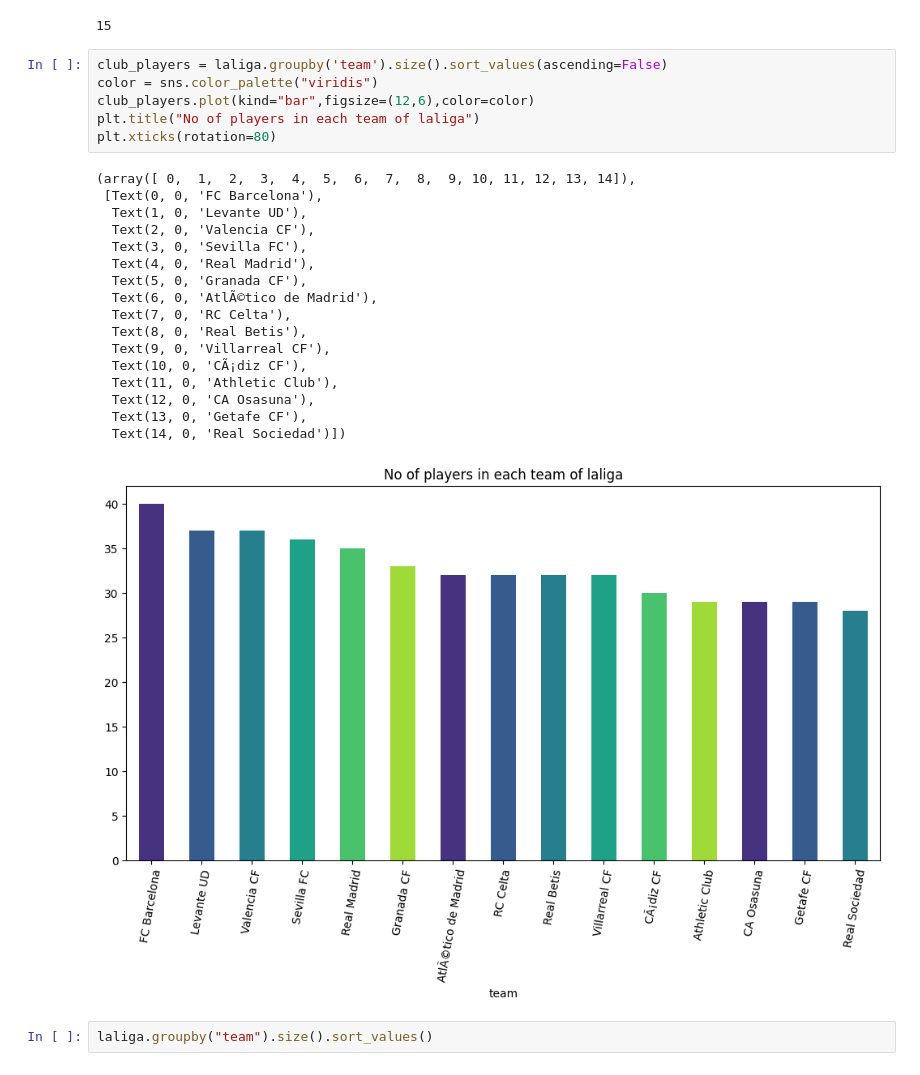
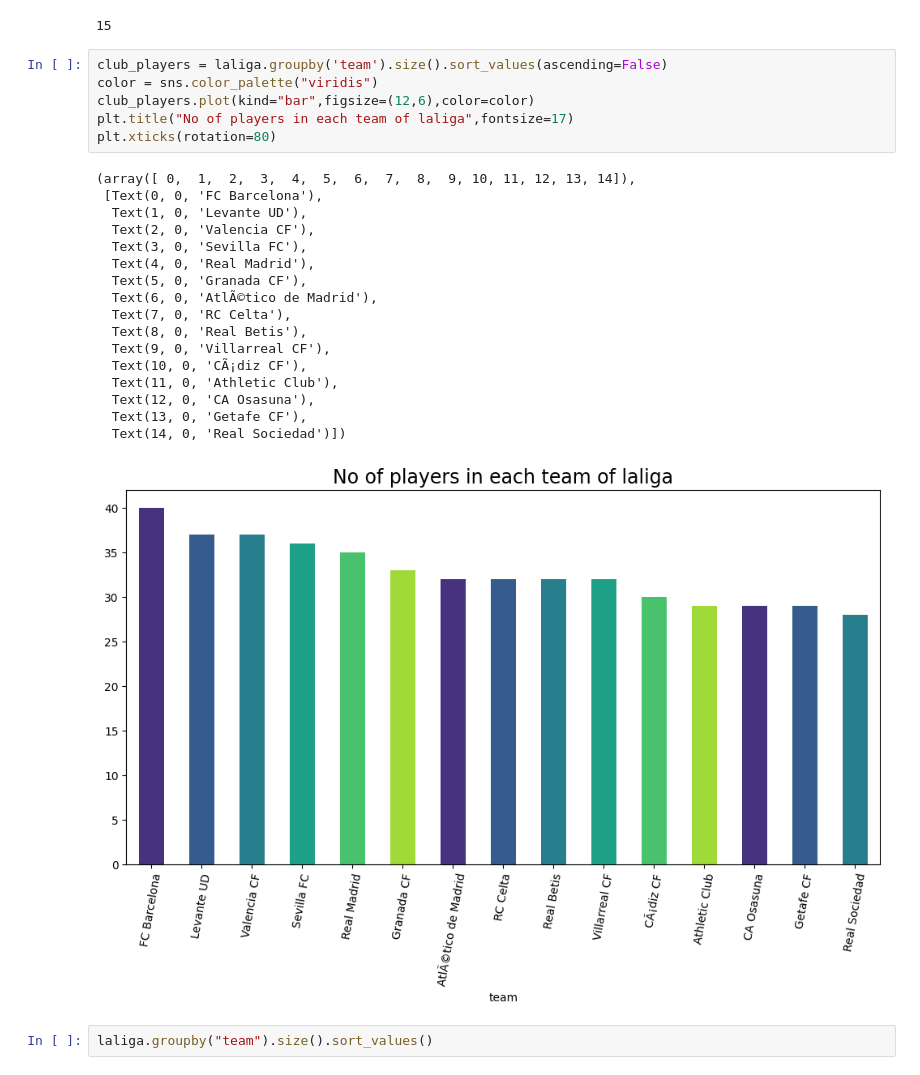
Before and after one commit to Hrithik-58/My_Projects, a Jupyter notebook: Laliga season 2021-22 game data analysis/project on laliga 2021-22.ipynb, the cells around one changed output. Saved outputs shown, nothing was run; the diff lists cells and outputs as text.

```diff
--- a/Laliga season 2021-22 game data analysis/project on laliga 2021-22.ipynb
+++ b/Laliga season 2021-22 game data analysis/project on laliga 2021-22.ipynb
@@ -159,27 +126,27 @@ np.size(laliga['team'].unique())
 # %%
 club_players = laliga.groupby('team').size().sort_values(ascending=False)
 color = sns.color_palette("viridis")
 club_players.plot(kind="bar",figsize=(12,6),color=color)
-plt.title("No of players in each team of laliga")
+plt.title("No of players in each team of laliga",fontsize=17)
 plt.xticks(rotation=80)
 # %% [output]
 (array([ 0,  1,  2,  3,  4,  5,  6,  7,  8,  9, 10, 11, 12, 13, 14]),
  [Text(0, 0, 'FC Barcelona'),
   Text(1, 0, 'Levante UD'),
   Text(2, 0, 'Valencia CF'),
   Text(3, 0, 'Sevilla FC'),
   Text(4, 0, 'Real Madrid'),
   Text(5, 0, 'Granada CF'),
   Text(6, 0, 'AtlÃ©tico de Madrid'),
   Text(7, 0, 'RC Celta'),
   Text(8, 0, 'Real Betis'),
   Text(9, 0, 'Villarreal CF'),
   Text(10, 0, 'CÃ¡diz CF'),
   Text(11, 0, 'Athletic Club'),
   Text(12, 0, 'CA Osasuna'),
   Text(13, 0, 'Getafe CF'),
   Text(14, 0, 'Real Sociedad')])
-[figure, old version]
+[figure, new version]
 # %%
 laliga.groupby("team").size().sort_values()
 # %% [output]
```
Also changed, not shown: parts of 30 cells of this notebook.
